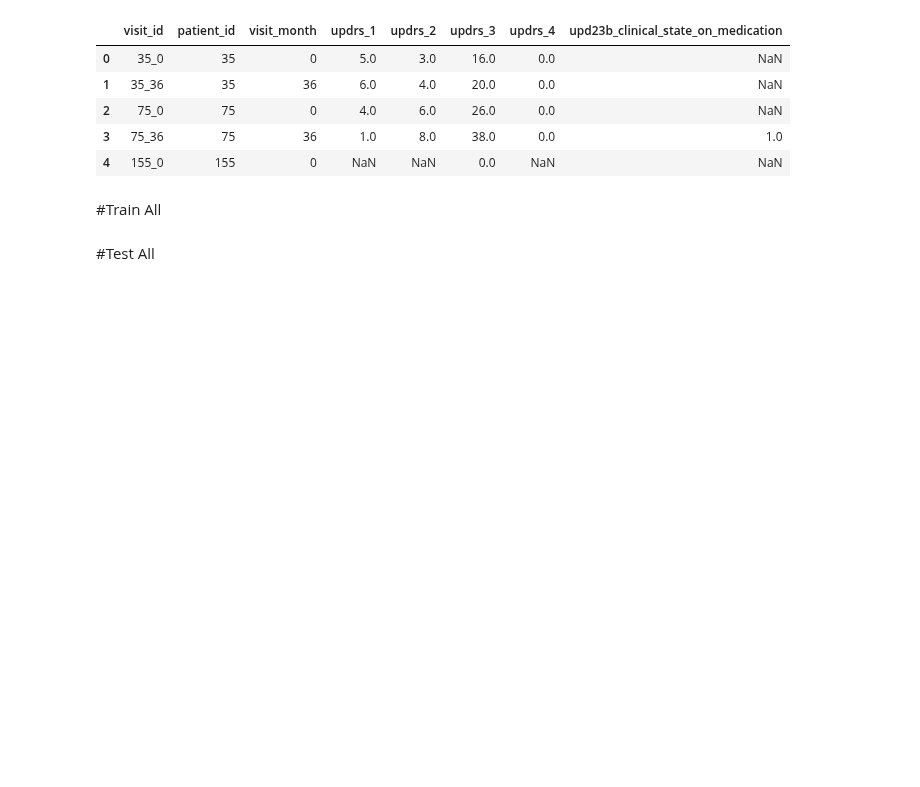
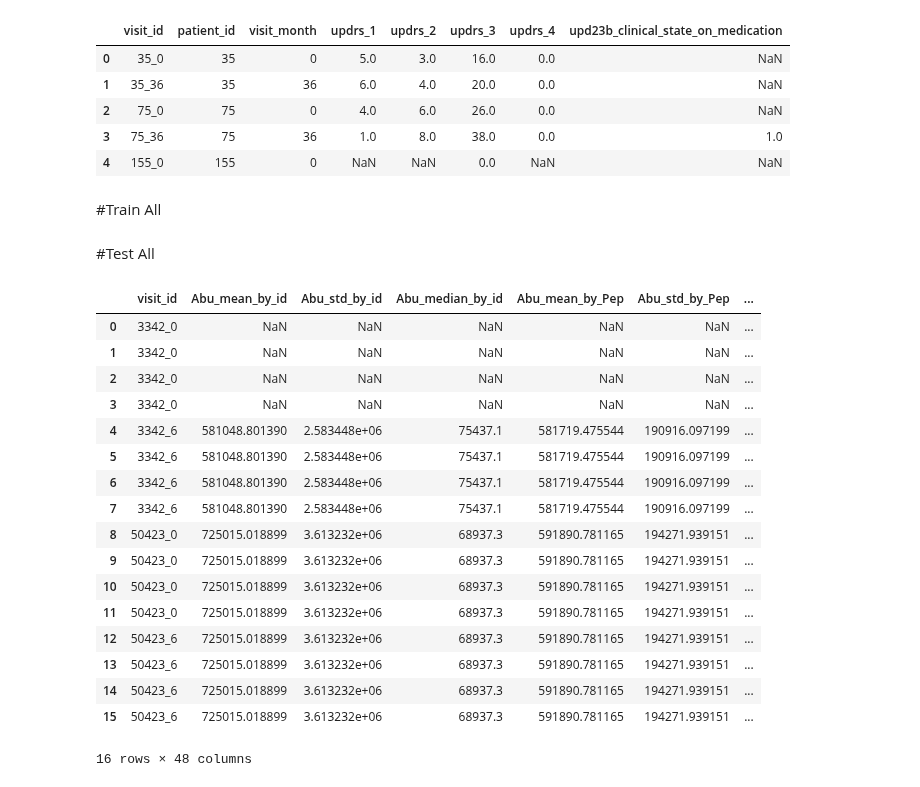
Before and after one commit to kunai-3txk/Compe_tonyobyo, a Jupyter notebook: AMP_FeatureStore.ipynb, the cells around one changed output. Cells and saved outputs as stored; diff of their text form; code cells hidden in the pictures; blank space fills up the shorter version.

```diff
--- a/AMP_FeatureStore.ipynb
+++ b/AMP_FeatureStore.ipynb
@@ -380,18 +380,38 @@ train_all.to_csv(paths.OUTPUT+'/train_all.csv',index=False)
 # %%
 test_sort = test_clinical[['visit_id','visit_month','patient_id']]
 
 test_train_peptides = pd.concat([train_peptides,test_peptides.drop(['group_key'],axis=1)],axis=0).reset_index(drop=True)
 test_peptide_feature = feature_peptide(test_sort,test_train_peptides)
 
 test_train_proteins = pd.concat([train_proteins,test_proteins.drop(['group_key'],axis=1)],axis=0).reset_index(drop=True)
 test_protein_feature = feature_proteins(test_sort,test_train_proteins)
 
 test_clinical_toall = test_clinical.merge(train_te_month_agg,on='visit_month',how='left')
 
 test_all = make_df_all(test_clinical_toall,test_protein_feature,test_peptide_feature)
 
 test_all.drop(['updrs_test','row_id','group_key'],axis=1,inplace=True)
+test_all.drop_duplicates(inplace=True)
 
 test_all.shape
 
 test_all.to_csv(paths.OUTPUT+'/test_all.csv',index=False)
+# %% [output]
+|  | visit_id | Abu_mean_by_id | Abu_std_by_id | Abu_median_by_id | Abu_mean_by_Pep | Abu_std_by_Pep | ... |
+| 0 | 3342_0 | NaN | NaN | NaN | NaN | NaN | ... |
+| 1 | 3342_0 | NaN | NaN | NaN | NaN | NaN | ... |
+| 2 | 3342_0 | NaN | NaN | NaN | NaN | NaN | ... |
+| 3 | 3342_0 | NaN | NaN | NaN | NaN | NaN | ... |
+| 4 | 3342_6 | 581048.801390 | 2.583448e+06 | 75437.1 | 581719.475544 | 190916.097199 | ... |
+| 5 | 3342_6 | 581048.801390 | 2.583448e+06 | 75437.1 | 581719.475544 | 190916.097199 | ... |
+| 6 | 3342_6 | 581048.801390 | 2.583448e+06 | 75437.1 | 581719.475544 | 190916.097199 | ... |
+| 7 | 3342_6 | 581048.801390 | 2.583448e+06 | 75437.1 | 581719.475544 | 190916.097199 | ... |
+| 8 | 50423_0 | 725015.018899 | 3.613232e+06 | 68937.3 | 591890.781165 | 194271.939151 | ... |
+| 9 | 50423_0 | 725015.018899 | 3.613232e+06 | 68937.3 | 591890.781165 | 194271.939151 | ... |
+| 10 | 50423_0 | 725015.018899 | 3.613232e+06 | 68937.3 | 591890.781165 | 194271.939151 | ... |
+| 11 | 50423_0 | 725015.018899 | 3.613232e+06 | 68937.3 | 591890.781165 | 194271.939151 | ... |
+| 12 | 50423_6 | 725015.018899 | 3.613232e+06 | 68937.3 | 591890.781165 | 194271.939151 | ... |
+| 13 | 50423_6 | 725015.018899 | 3.613232e+06 | 68937.3 | 591890.781165 | 194271.939151 | ... |
+| 14 | 50423_6 | 725015.018899 | 3.613232e+06 | 68937.3 | 591890.781165 | 194271.939151 | ... |
+| 15 | 50423_6 | 725015.018899 | 3.613232e+06 | 68937.3 | 591890.781165 | 194271.939151 | ... |
+16 rows × 48 columns
```
